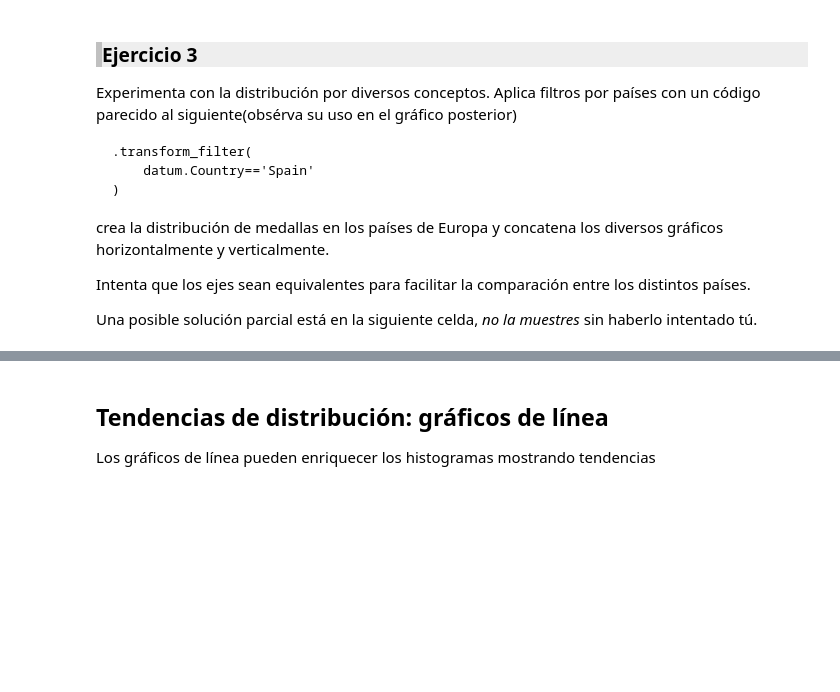
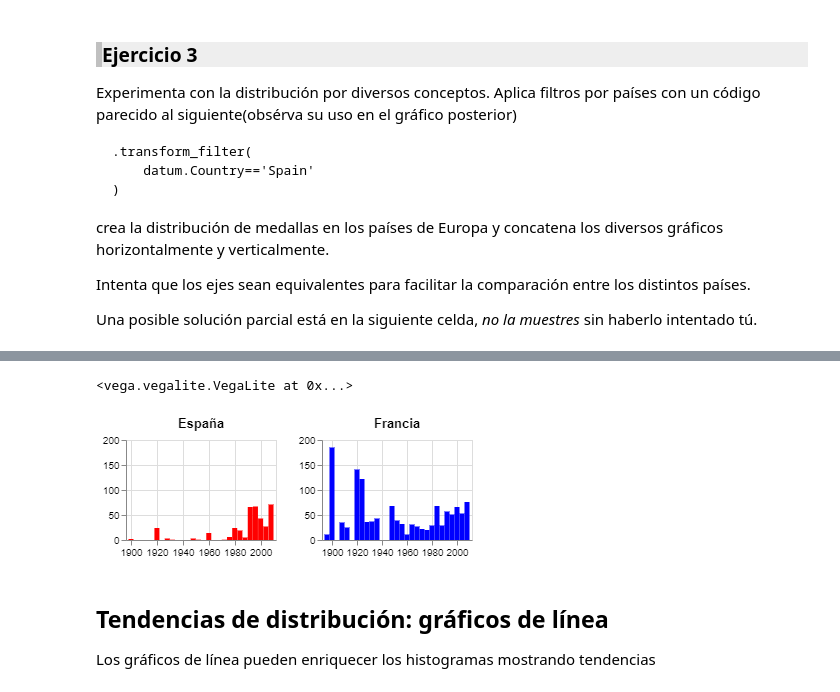
Before and after one commit to rogroc/Postgrau-Data-Science-UB, a Jupyter notebook: 10_DataVisualization/Exploración de datosSolucion.ipynb, the cells around one changed output, grey strips where cells are left out. Cells and saved outputs as stored; diff of their text form; code cells hidden in the pictures; blank space fills up the shorter version.

```diff
--- a/10_DataVisualization/Exploración de datosSolucion.ipynb
+++ b/10_DataVisualization/Exploración de datosSolucion.ipynb
@@ -584,5 +620,5 @@ France=alt.Chart('https://raw.githubusercontent.com/MireiaUB/PostGraduateInfoVis
 
 Spain | France
 
-hide_toggle()
+# hide_toggle()
 # %% [output]
@@ -590,3 +625,5 @@ hide_toggle()
+<vega.vegalite.VegaLite at 0x...>
+[figure, added]
 # %% [markdown]
 ## Tendencias de distribución: gráficos de línea
 
```
Also changed, not shown: parts of 14 cells of this notebook, 5 other files.
